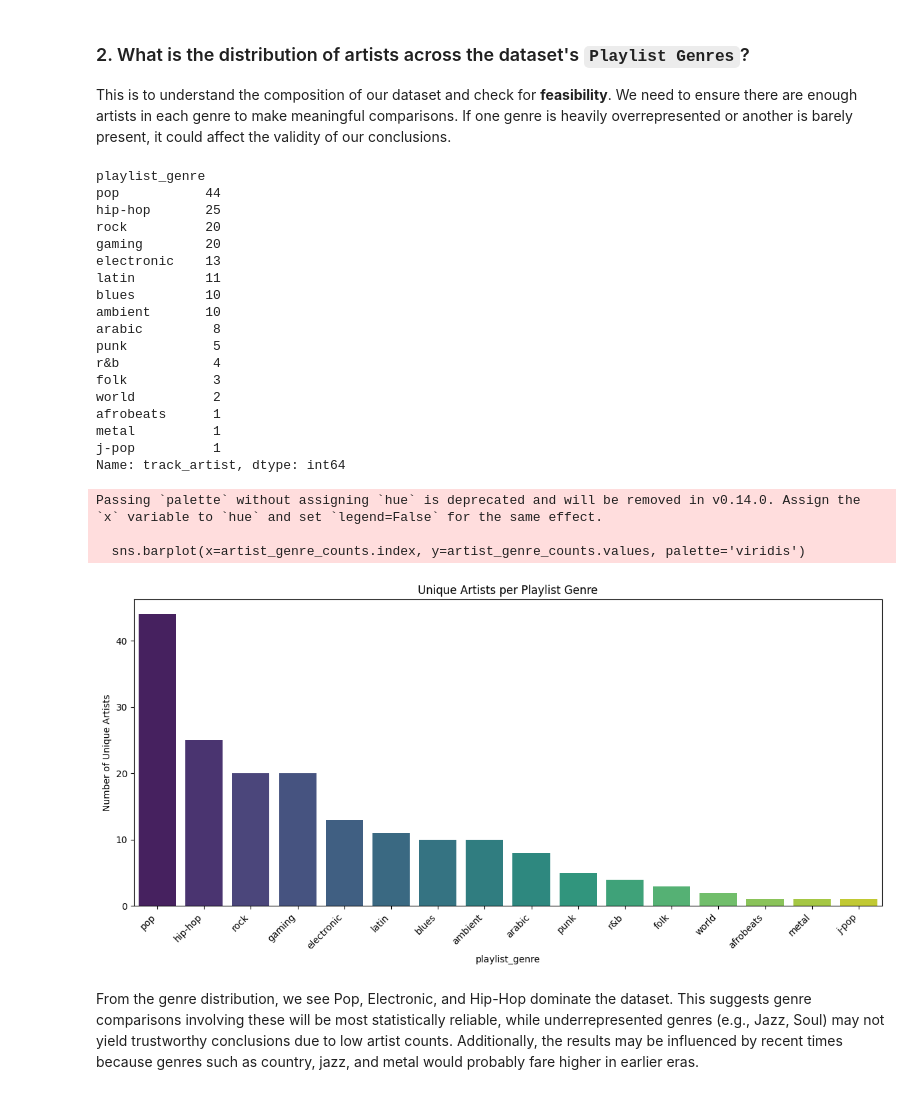
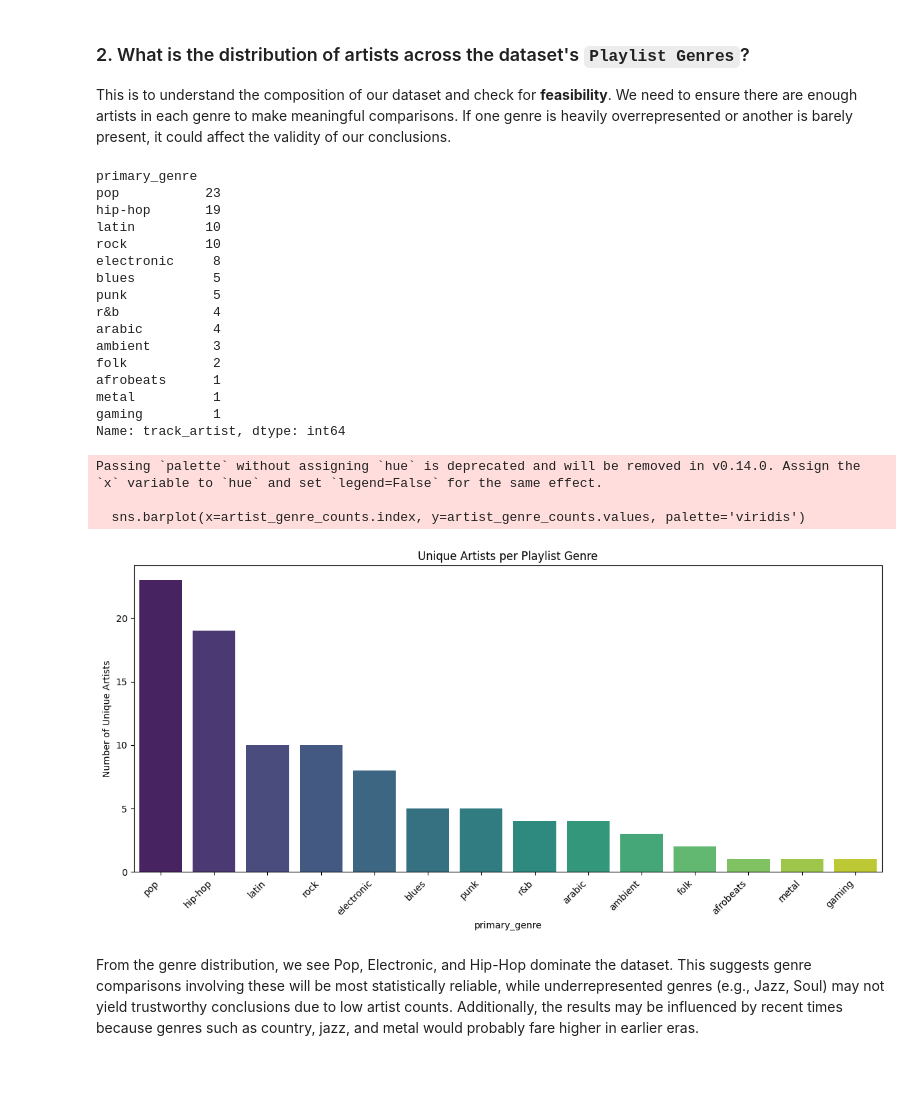
Before and after one commit to adg30/The-Sound-of-Change, a Jupyter notebook: main.ipynb, the cells around one changed output. Saved outputs shown, nothing was run; the diff lists cells and outputs as text; code cells hidden in the pictures.

```diff
--- a/main.ipynb
+++ b/main.ipynb
@@ -345,12 +345,31 @@ To facilitate numerical analysis and proper handling of categorical variables, w
 
 We also define lists of numerical and categorical features, excluding identifiers and URLs that are not relevant for feature analysis.
 # %%
-#  TODO: EDIT THIS TO CHECK IF DATES ARE VALID (too old, or dates in the future) maybe in phase 2 zzzzzz
 
-high_df_unique_songs ['track_album_release_date'] = pd.to_datetime(high_df_unique_songs ['track_album_release_date'], errors='coerce')
-high_df_unique_songs ['Release Year'] = high_df_unique_songs ['track_album_release_date'].dt.year
-high_df_unique_songs ['Release Month'] = high_df_unique_songs ['track_album_release_date'].dt.month
-high_df_unique_songs ['Release Day'] = high_df_unique_songs ['track_album_release_date'].dt.day
+
+# In `high_df_unique_songs` (or whatever your main DataFrame is after duplicate handling)
+high_df_unique_songs['track_album_release_date'] = pd.to_datetime(high_df_unique_songs['track_album_release_date'], errors='coerce')
+
+# Drop any rows where date conversion failed (if any)
+high_df_unique_songs.dropna(subset=['track_album_release_date'], inplace=True)
+
+# Check for future dates (use the actual current date of execution if you want)
+current_date = pd.Timestamp.now() # Get current time (Sunday, June 22, 2025 at 4:50:46 PM PST)
+future_songs = high_df_unique_songs[high_df_unique_songs['track_album_release_date'] > current_date]
+if not future_songs.empty:
+    print(f"Removing {len(future_songs)} songs with future release dates.")
+    high_df_unique_songs = high_df_unique_songs[high_df_unique_songs['track_album_release_date'] <= current_date].copy()
+
+# Check for extremely old dates (e.g., before 1900)
+old_songs = high_df_unique_songs[high_df_unique_songs['track_album_release_date'] < pd.Timestamp('1900-01-01')]
+if not old_songs.empty:
+    print(f"Removing {len(old_songs)} songs with release dates before 1900.")
+    high_df_unique_songs = high_df_unique_songs[high_df_unique_songs['track_album_release_date'] >= pd.Timestamp('1900-01-01')].copy()
+
+# Re-extract year/month/day after cleaning dates
+high_df_unique_songs['Release Year'] = high_df_unique_songs['track_album_release_date'].dt.year
+high_df_unique_songs['Release Month'] = high_df_unique_songs['track_album_release_date'].dt.month
+high_df_unique_songs['Release Day'] = high_df_unique_songs['track_album_release_date'].dt.day
 
 df_cleaned = high_df_unique_songs  # Renaming for consistency with previous steps, though high_df_cleaned is primary
 df_cleaned['key'] = df_cleaned['key'].astype('category')
@@ -490,41 +509,39 @@ plt.show()
 ### 2. What is the distribution of artists across the dataset's `Playlist Genres`?
 This is to understand the composition of our dataset and check for **feasibility**. We need to ensure there are enough artists in each genre to make meaningful comparisons. If one genre is heavily overrepresented or another is barely present, it could affect the validity of our conclusions.
 # %%
-artist_genre_counts = high_df_final_for_analysis.groupby('playlist_genre')['track_artist'].nunique().sort_values(ascending=False)
+artist_genre_counts = musical_change_df.groupby('primary_genre')['track_artist'].nunique().sort_values(ascending=False)
 
 # Display counts
 print(artist_genre_counts)
 
 plt.figure(figsize=(12, 6))
 sns.barplot(x=artist_genre_counts.index, y=artist_genre_counts.values, palette='viridis')
 plt.xticks(rotation=45, ha='right')
 plt.ylabel("Number of Unique Artists")
 plt.title("Unique Artists per Playlist Genre")
 plt.tight_layout()
 plt.show()
 # %% [output]
-playlist_genre
-pop           44
-hip-hop       25
-rock          20
-gaming        20
-electronic    13
-latin         11
-blues         10
-ambient       10
-arabic         8
+primary_genre
+pop           23
+hip-hop       19
+latin         10
+rock          10
+electronic     8
+blues          5
 punk           5
 r&b            4
-folk           3
-world          2
+arabic         4
+ambient        3
+folk           2
 afrobeats      1
 metal          1
-j-pop          1
+gaming         1
 Name: track_artist, dtype: int64
 Passing `palette` without assigning `hue` is deprecated and will be removed in v0.14.0. Assign the `x` variable to `hue` and set `legend=False` for the same effect.
 
   sns.barplot(x=artist_genre_counts.index, y=artist_genre_counts.values, palette='viridis')
-[figure, old version]
+[figure, new version]
 # %% [markdown]
 From the genre distribution, we see Pop, Electronic, and Hip-Hop dominate the dataset. This suggests genre comparisons involving these will be most statistically reliable, while underrepresented genres (e.g., Jazz, Soul) may not yield trustworthy conclusions due to low artist counts. Additionally, the results may be influenced by recent times because genres such as country, jazz, and metal would probably fare higher in earlier eras.
 # %% [markdown]
```
Also changed, not shown: parts of 4 cells of this notebook.
